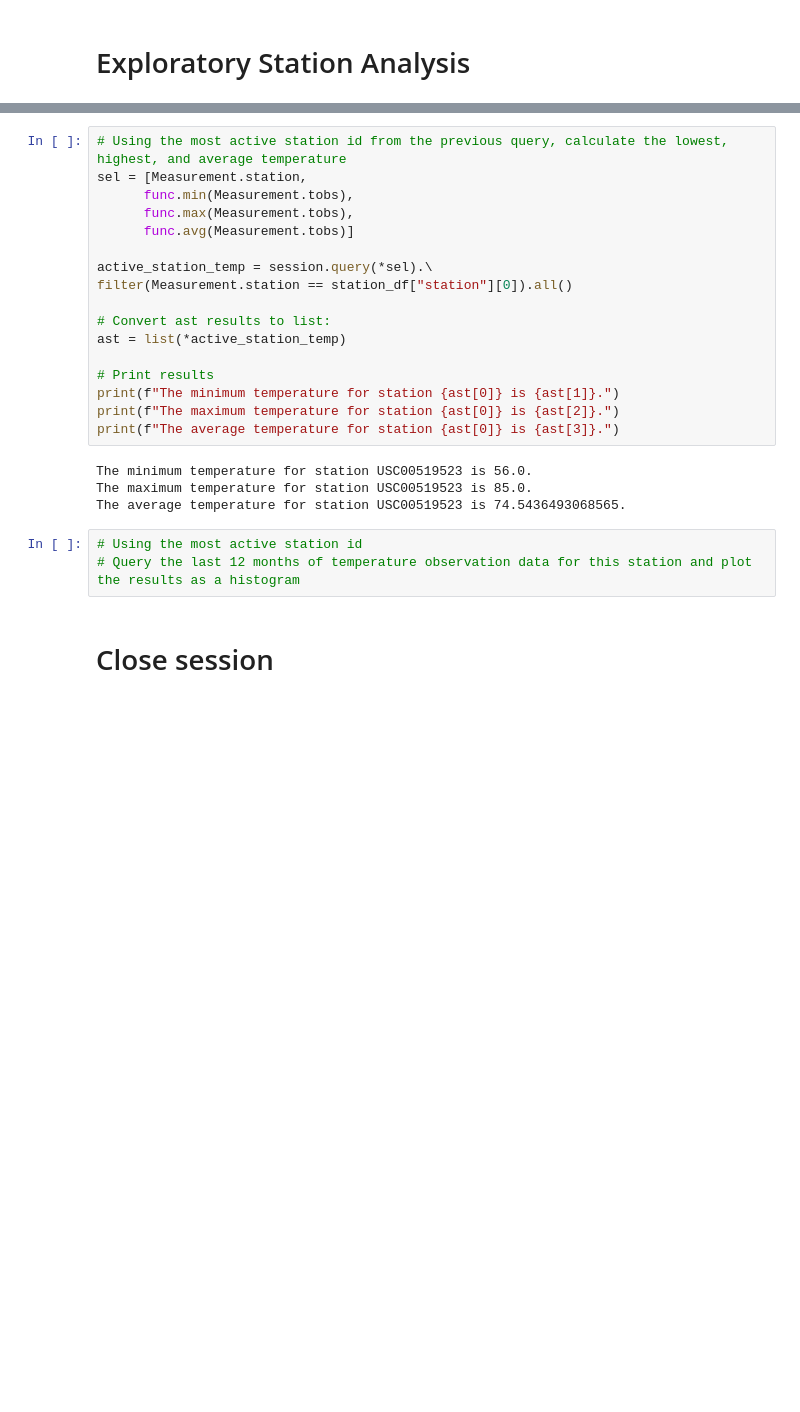
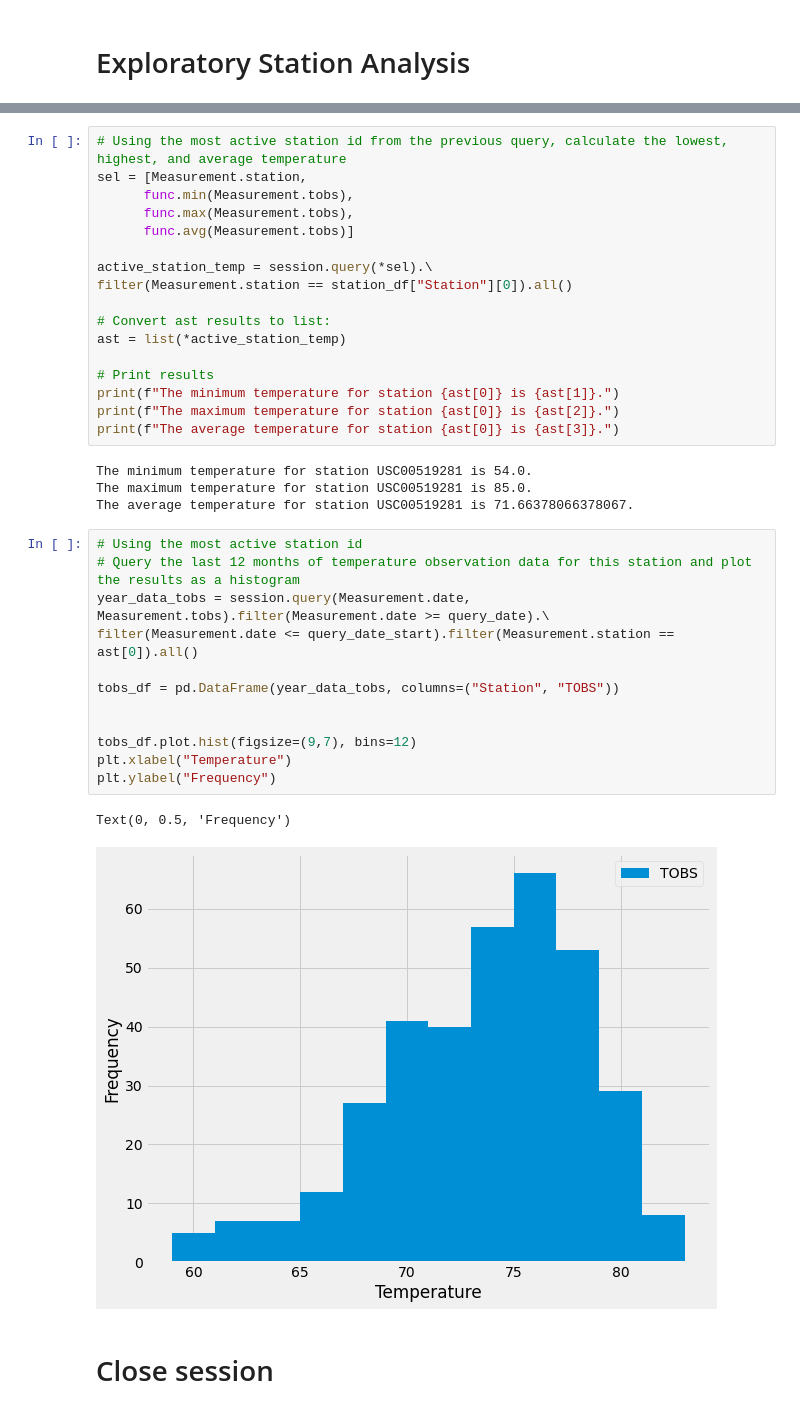
Before and after one commit to Pip85/practice-sqlalchemy-flask, a Jupyter notebook: climate.ipynb, the cells around one changed output, grey strips where cells are left out. Cells and saved outputs as stored; diff of their text form; blank space fills up the shorter version.

```diff
--- a/climate.ipynb
+++ b/climate.ipynb
@@ -163,7 +171,7 @@ sel = [Measurement.station,
       func.avg(Measurement.tobs)]
 
 active_station_temp = session.query(*sel).\
-filter(Measurement.station == station_df["station"][0]).all()
+filter(Measurement.station == station_df["Station"][0]).all()
 
 # Convert ast results to list:
 ast = list(*active_station_temp)
@@ -173,12 +181,24 @@ print(f"The minimum temperature for station {ast[0]} is {ast[1]}.")
 print(f"The maximum temperature for station {ast[0]} is {ast[2]}.")
 print(f"The average temperature for station {ast[0]} is {ast[3]}.")
 # %% [output]
-The minimum temperature for station USC00519523 is 56.0.
-The maximum temperature for station USC00519523 is 85.0.
-The average temperature for station USC00519523 is 74.5436493068565.
+The minimum temperature for station USC00519281 is 54.0.
+The maximum temperature for station USC00519281 is 85.0.
+The average temperature for station USC00519281 is 71.66378066378067.
 # %%
 # Using the most active station id
 # Query the last 12 months of temperature observation data for this station and plot the results as a histogram
+year_data_tobs = session.query(Measurement.date, Measurement.tobs).filter(Measurement.date >= query_date).\
+filter(Measurement.date <= query_date_start).filter(Measurement.station == ast[0]).all()
+
+tobs_df = pd.DataFrame(year_data_tobs, columns=("Station", "TOBS"))
+
+
+tobs_df.plot.hist(figsize=(9,7), bins=12)
+plt.xlabel("Temperature")
+plt.ylabel("Frequency")
+# %% [output]
+Text(0, 0.5, 'Frequency')
+[figure, added]
 # %% [markdown]
 # Close session
 # %%
```
Also changed, not shown: parts of 4 cells of this notebook.
